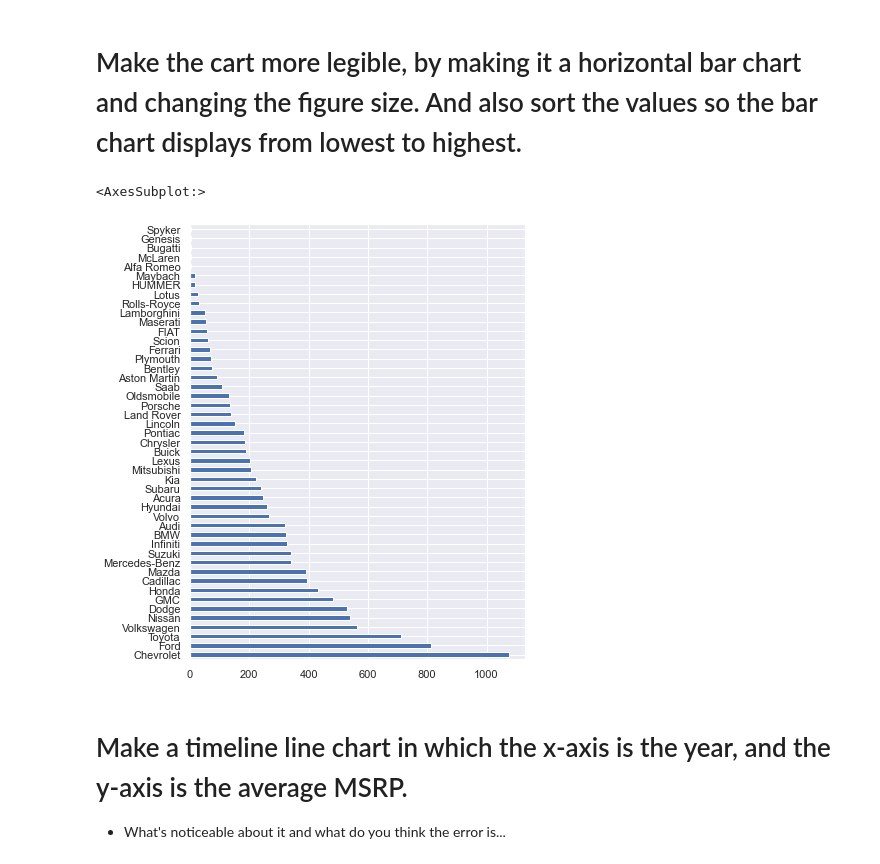
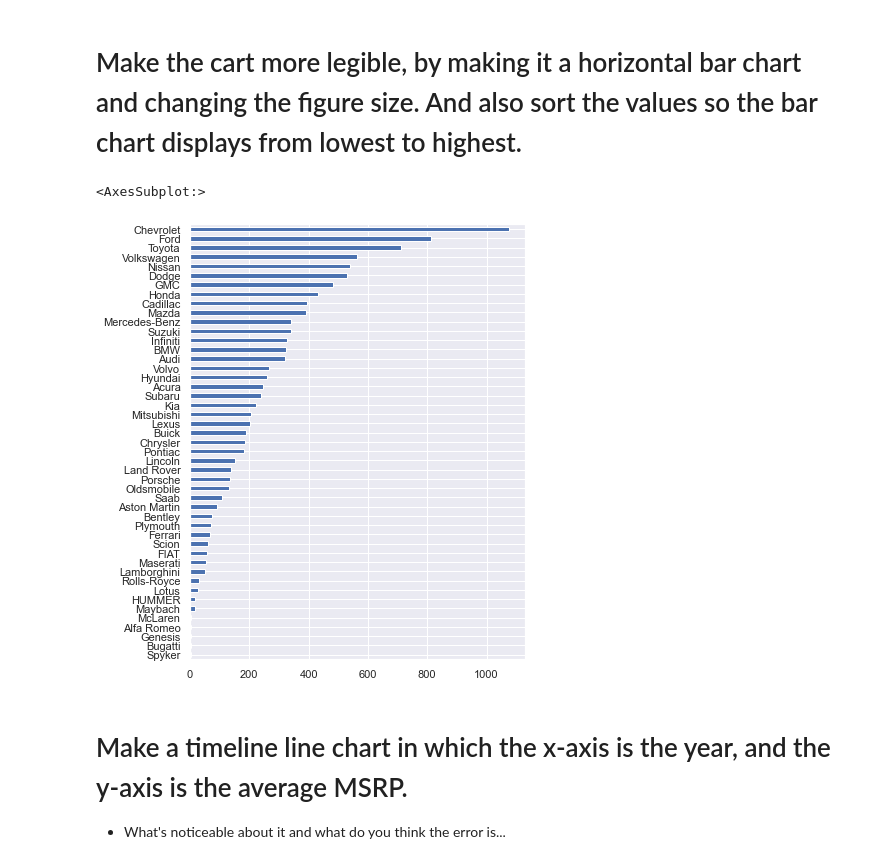
Before and after one commit to JustinRodri3000/2022-fall-data-science, a Jupyter notebook: Week-02-EDA/Exercise-EDA.ipynb, the cells around one changed output. Drawn from its saved outputs; the diff is of its cells as text; code cells hidden in the pictures.

Commit message:
during hw review realized that I forgot to sort

```diff
--- a/Week-02-EDA/Exercise-EDA.ipynb
+++ b/Week-02-EDA/Exercise-EDA.ipynb
@@ -108,11 +108,11 @@ mak.plot(kind='bar')
 # Make the cart more legible, by making it a horizontal bar chart and changing the figure size.  And also sort the values so the bar chart displays from lowest to highest.
 # %%
 # Make the cart more legible, by making it a horizontal bar chart, sorting the values, and changing the figure size.
-mak=df['Make'].value_counts()
+mak=df['Make'].value_counts().sort_values()
 mak.plot(kind='barh',figsize=(6,8))
 # %% [output]
 <AxesSubplot:>
-[figure, old version]
+[figure, new version]
 # %% [markdown]
 # Make a timeline line chart in which the x-axis is the year, and the y-axis is the average MSRP.
 * What's noticeable about it and what do you think the error is...
```
Also changed, not shown: parts of 3 cells of this notebook.
